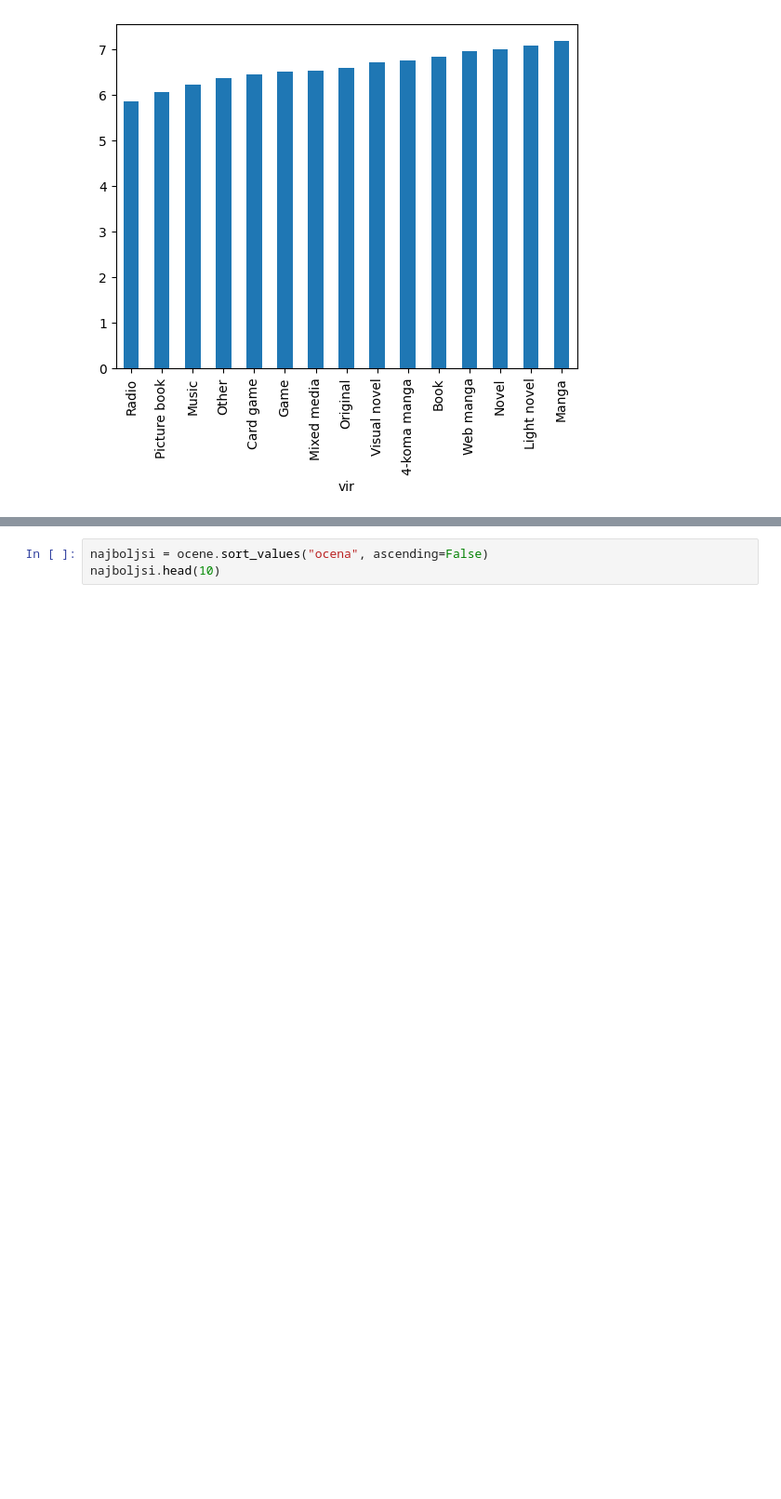
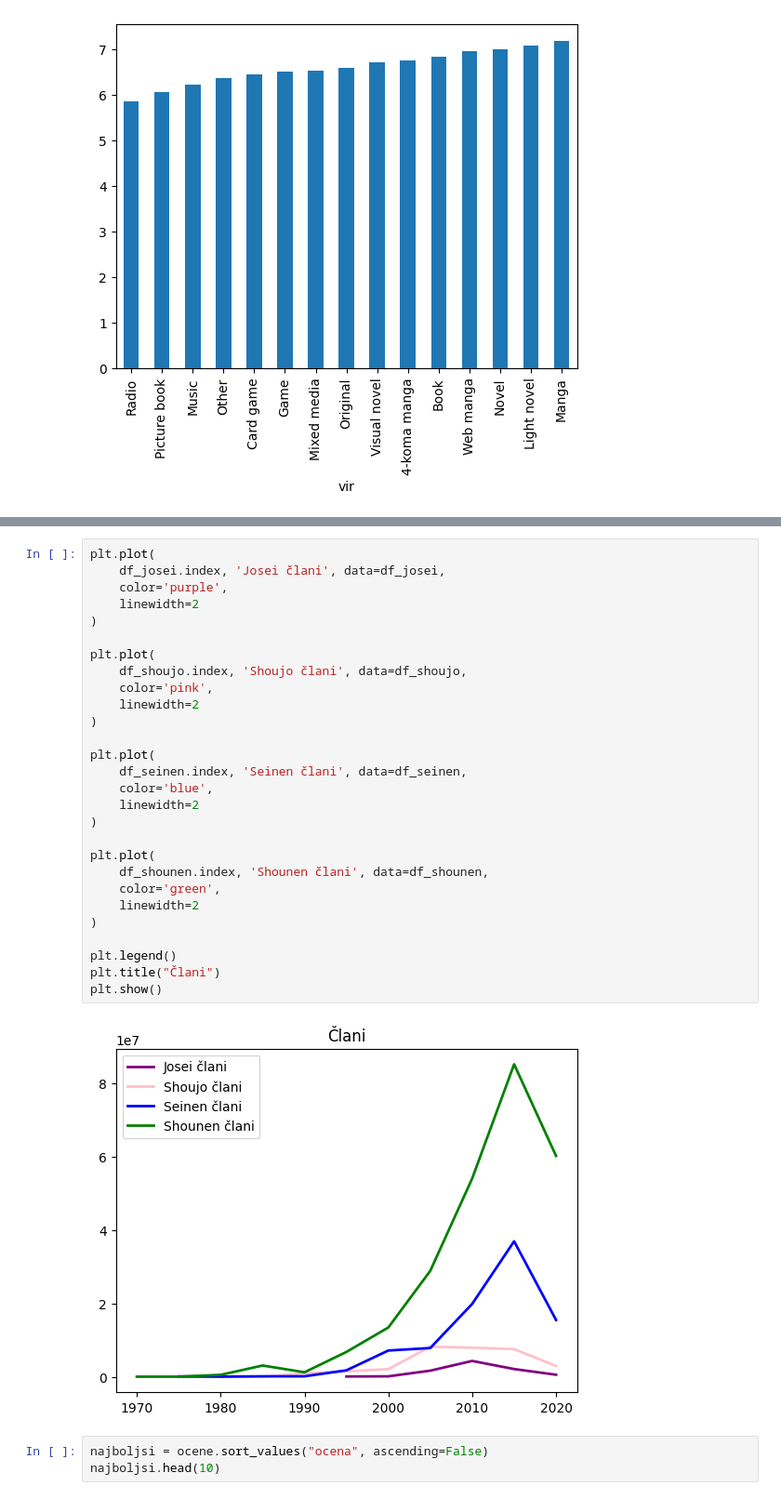
Before and after one commit to lrozman/Projektna-naloga-UVP---Rozman-Lara, a Jupyter notebook: analiza.ipynb, the cells around one changed output, grey strips where cells are left out. Shown: that part at 93% size. Saved outputs shown, nothing was run; the diff lists cells and outputs as text; blank space fills up the shorter version.

```diff
--- a/analiza.ipynb
+++ b/analiza.ipynb
@@ -219,3 +333,33 @@ plot_color_label(df_viri2, popularni_viri)
+# %%
+plt.plot(
+    df_josei.index, 'Josei člani', data=df_josei,
+    color='purple',
+    linewidth=2
+)
+
+plt.plot(
+    df_shoujo.index, 'Shoujo člani', data=df_shoujo,
+    color='pink',
+    linewidth=2
+)
+
+plt.plot(
+    df_seinen.index, 'Seinen člani', data=df_seinen,
+    color='blue',
+    linewidth=2
+)
+
+plt.plot(
+    df_shounen.index, 'Shounen člani', data=df_shounen,
+    color='green',
+    linewidth=2
+)
+
+plt.legend()
+plt.title("Člani")
+plt.show()
+# %% [output]
+[figure, added]
 # %%
 najboljsi = ocene.sort_values("ocena", ascending=False)
 najboljsi.head(10)
```
Also changed, not shown: parts of 6 cells of this notebook.
